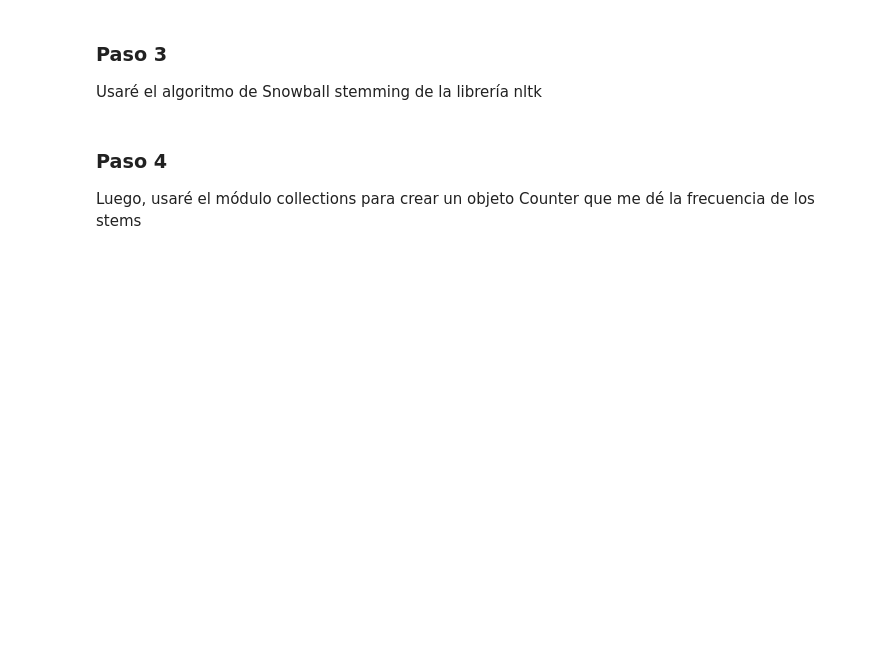
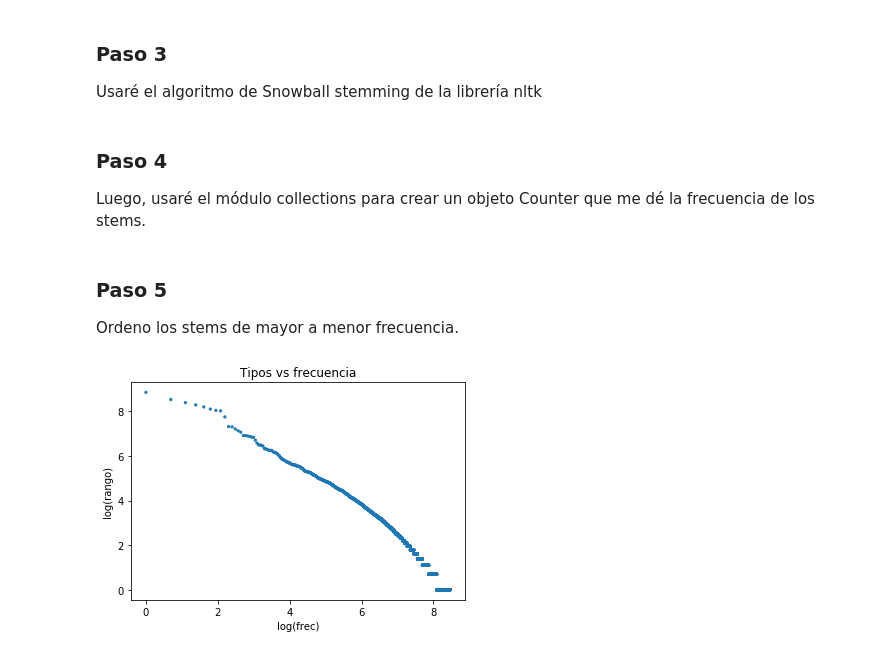
Before and after one commit to gandresto/PLN-2020-2, a Jupyter notebook: Prácticas/1/p1-curva-zipf.ipynb, the cells around one changed output. Drawn from its saved outputs; the diff is of its cells as text; code cells hidden in the pictures; blank space fills up the shorter version.

Commit message:
Agrego gráfica del paso 6

```diff
--- a/Prácticas/1/p1-curva-zipf.ipynb
+++ b/Prácticas/1/p1-curva-zipf.ipynb
@@ -72,6 +69,6 @@ stems = [es_stemmer.stem(token) for token in tokens]
 # %% [markdown]
 ### Paso 4
 
-Luego, usaré el módulo collections para crear un objeto Counter que me dé la frecuencia de los stems
+Luego, usaré el módulo collections para crear un objeto Counter que me dé la frecuencia de los stems.
 # %%
 from collections import Counter
@@ -78 +76,7 @@ from collections import Counter
 conteo_stems = Counter(stems)
+# %% [markdown]
+### Paso 5
+
+Ordeno los stems de mayor a menor frecuencia.
+# %%
+ordered_stems = sorted(conteo_stems.items(), key=lambda x: x[1], reverse=True) # El criterio a ordenar es la frecuencia
@@ -78,0 +86,13 @@ conteo_stems = Counter(stems)
+# %%
+labels, frec = zip(*ordered_stems)
+x = np.arange(len(labels))
+
+plt.figure()
+plt.scatter(np.log(x), np.log(frec), s=(5,5))
+plt.xlabel('log(frec)')
+plt.ylabel('log(rango)')
+plt.title('Tipos vs frecuencia')
+
+plt.show()
+# %% [output]
+[figure, added]
```
Also changed, not shown: parts of 7 cells of this notebook.
